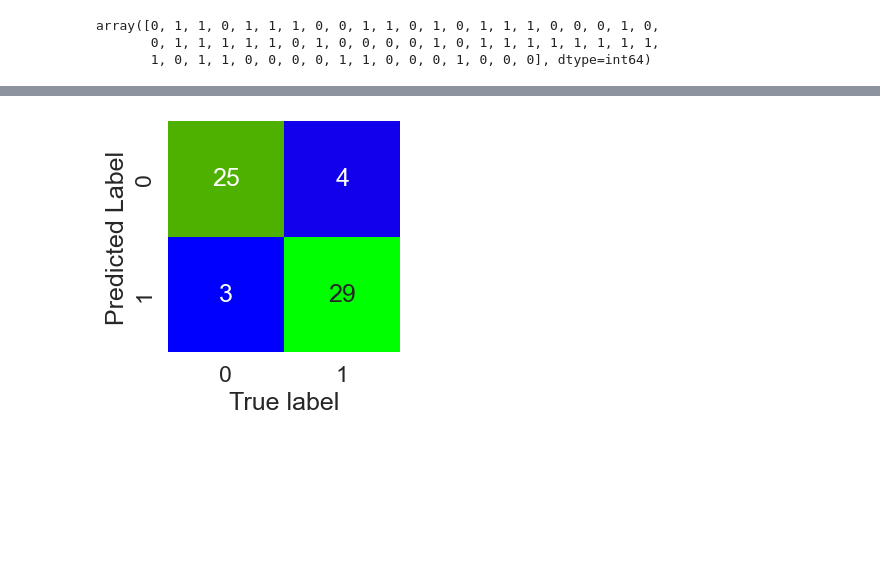
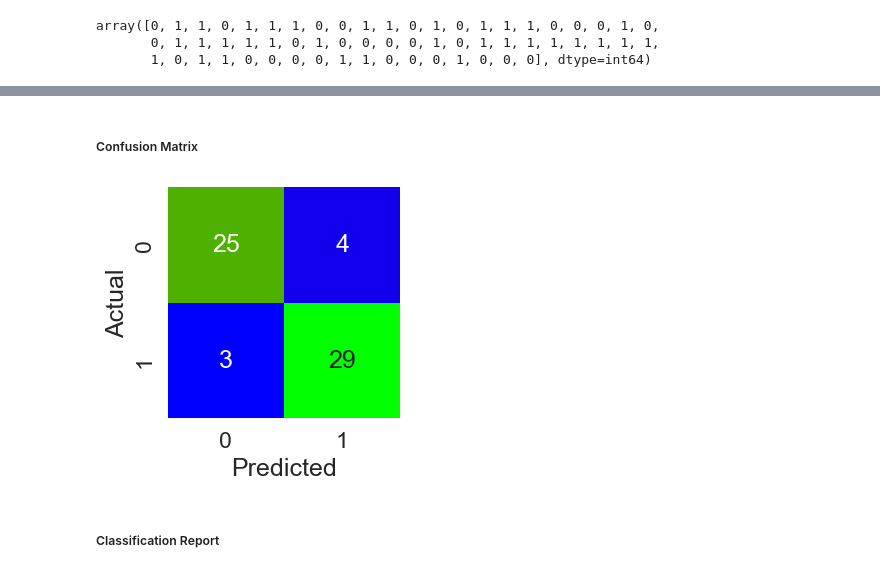
Before and after one commit to JHarrisJoshua/ML-Heart-Disease-Classification, a Jupyter notebook: Heart-Disease-Classification.ipynb, the cells around one changed output, grey strips where cells are left out. Saved outputs shown, nothing was run; the diff lists cells and outputs as text; code cells hidden in the pictures; blank space fills up the shorter version.

```diff
--- a/Heart-Disease-Classification.ipynb
+++ b/Heart-Disease-Classification.ipynb
@@ -365,8 +364,7 @@ model_compare.T.plot.bar();
 # %% [markdown]
 #### Hyperparameter Tuning
 # %%
-# KNN
-train_scores = []
+# K-nearest neighbors (KNN)
 test_scores = []
 
 # n_neighbors
@@ -377,6 +375,5 @@ knn = KNeighborsClassifier()
 for i in neighbors:
     knn.set_params(n_neighbors = i)
     knn.fit(x_train, y_train)
-    train_scores.append(knn.score(x_train, y_train))
     test_scores.append(knn.score(x_test, y_test))
 # %%
@@ -532,19 +524,21 @@ RocCurveDisplay.from_estimator(gs_log_reg, x_test, y_test)
+# %% [markdown]
+##### Confusion Matrix
 # %%
-# Confusion Matrix
-
 sns.set(font_scale=1.5)
 def plot_conf_mat(y_test, y_preds):
     """
     Plot confusion matrix using heatmap()
     """
     fig, ax = plt.subplots(figsize=(3, 3))
     ax = sns.heatmap(confusion_matrix(y_test, y_preds),
                     annot=True,
                     cbar=False,
                     cmap='brg')
-    plt.xlabel('True label')
-    plt.ylabel('Predicted Label')
+    plt.xlabel('Predicted')
+    plt.ylabel('Actual')
 
 plot_conf_mat(y_test, y_preds)
 # %% [output]
-[figure, old version]
+[figure, new version]
+# %% [markdown]
+##### Classification Report
```
Also changed, not shown: parts of 45 cells of this notebook.
